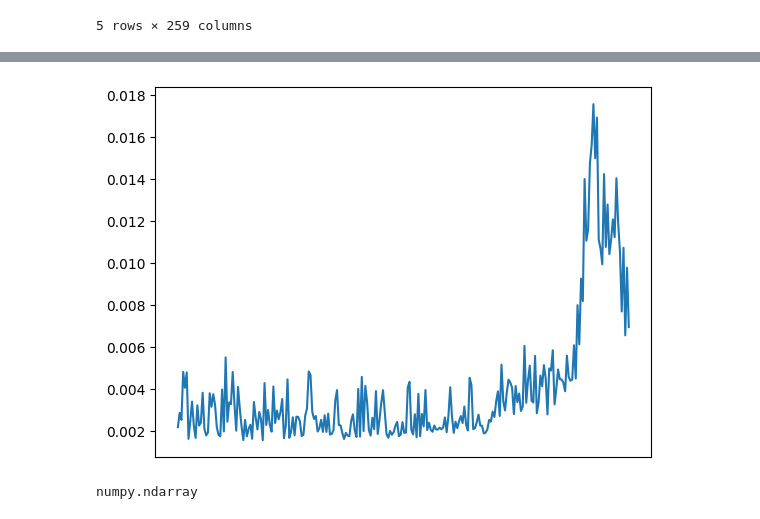
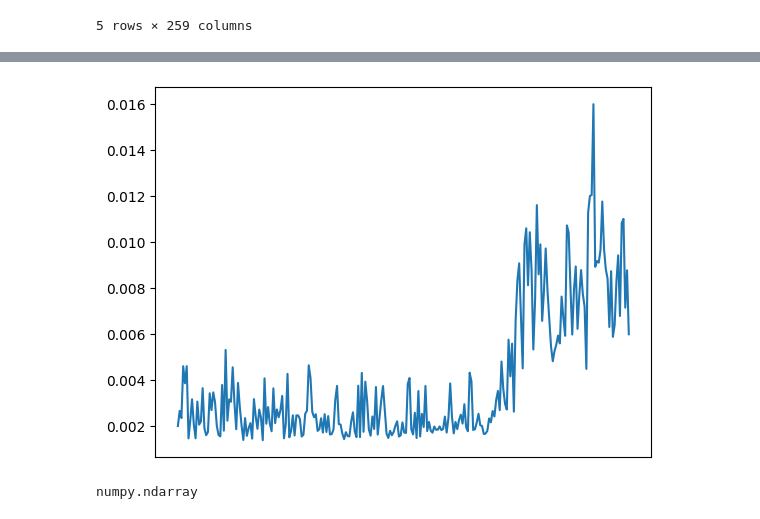
Before and after one commit to queryang/OmicsTransMCA, a Jupyter notebook: Figs/Fig2/Fig2d/靶向基因-药物权重分析.ipynb, the cells around one changed output, grey strips where cells are left out. Cells and saved outputs as stored; diff of their text form; code cells hidden in the pictures.

```diff
--- a/Figs/Fig2/Fig2d/靶向基因-药物权重分析.ipynb
+++ b/Figs/Fig2/Fig2d/靶向基因-药物权重分析.ipynb
@@ -3,6 +3,11 @@ import pandas as pd
 import numpy as np
 import matplotlib.pyplot as plt
 plt.style.use('default')
+# %%
+# Axitinib Navitoclax Picolinici-acid Campthotecin BMS-754807 Afatinib Erlotinib
+# EGFR
+drug_name = 'Afatinib' # 靶向药物 EGFR
+target_pathway = ['nt06267 Small cell lung cancer.','nt06266 Non-small cell lung cancer.','nt06214 PI3K signaling.','nt06526 MAPK signaling.','nt06230 Cell cycle.','nt06530 PI3K signaling.']
 # %%
 dict = {
     "<PAD>": 0,"<UNK>": 1,"<START>": 2,"<STOP>": 3,"(": 4,")": 5,"1": 6,"2": 7,"3": 8,"4": 9,"5": 10,"6": 11,"7": 12,"8": 13,"9": 14,"%10": 15,"%11": 16,"%12": 17,"%13": 18,"%14": 19,"%15": 20,"%16": 21,"%17": 22,"%18": 23,"%19": 24,"%20": 25,"%21": 26,"%22": 27,"%23": 28,"%24": 29,"%25": 30,"%26": 31,"%27": 32,"%28": 33,"%29": 34,"O": 35,"N": 36,"=": 37,"C": 38," ": 39,"Cl": 40,".": 41,"[Pt]": 42,"F": 43,"S": 44,"#": 45,"I": 46,"[Pt+2]": 47,"[NH-]": 48,"[O-]": 49,"[N+]": 50,"B": 51,"P": 52,"Br": 53,"[S+]": 54,"[Br-]": 55
@@ -37,10 +42,11 @@ df_smiles_att.head()
 5 rows × 259 columns
 # %%
 # 筛选出药物是Oxaliplatin
-df_smiles_att_oxaliplatin = df_smiles_att[df_smiles_att['drug'] == 'Oxaliplatin']
+df_smiles_att_single_drug = df_smiles_att[df_smiles_att['drug'] == drug_name]
 # 筛选出cell_line = ['NCIH2172','CHAGOK1','LCLC103H','NCIH1299','NCIH2170','RERFLCSQ1','NCIH146','NCIH526','NCIH1963','LU135','PC14','HCC827','NCIH2228']
-cell_line = ['NCIH2172','CHAGOK1','LCLC103H','NCIH1299','NCIH2170','RERFLCSQ1','NCIH146','NCIH526','NCIH1963','LU135','PC14','HCC827','NCIH2228']
-df_smiles_att_oxaliplatin = df_smiles_att_oxaliplatin[df_smiles_att_oxaliplatin['cell_line'].isin(cell_line)]
-print(df_smiles_att_oxaliplatin.shape)
-df_smiles_att_oxaliplatin.head()
+#'NCIH2172','CHAGOK1'
+cell_line = ['NCIH2172','CHAGOK1']
+df_smiles_att_single_drug = df_smiles_att_single_drug[df_smiles_att_single_drug['cell_line'].isin(cell_line)]
+print(df_smiles_att_single_drug.shape)
+df_smiles_att_single_drug.head()
 # %% [output]
@@ -55,13 +58,13 @@ df_smiles_att_oxaliplatin.head()
 # %%
 # 将df_smiles_att_oxaliplatin从第四列开始的数据取均值
-df_smiles_att_oxaliplatin_mean = df_smiles_att_oxaliplatin.iloc[:, 3:].mean(axis=0)
+df_smiles_att_single_drug_mean = df_smiles_att_single_drug.iloc[:, 3:].mean(axis=0)
 # 将df_smiles_att_oxaliplatin_mean画成折线图
-plt.plot(df_smiles_att_oxaliplatin_mean)
+plt.plot(df_smiles_att_single_drug_mean)
 # 不显示X轴的信息
 plt.xticks([])
 plt.show()
 # %% [output]
-[figure, old version]
+[figure, new version]
 # %%
 from pytoda.smiles import SMILESTokenizer
 smiles_language_filepath = '../../../data/smiles_language/tokenizer_customized'
```
Also changed, not shown: parts of 23 cells of this notebook, 58 other files.
